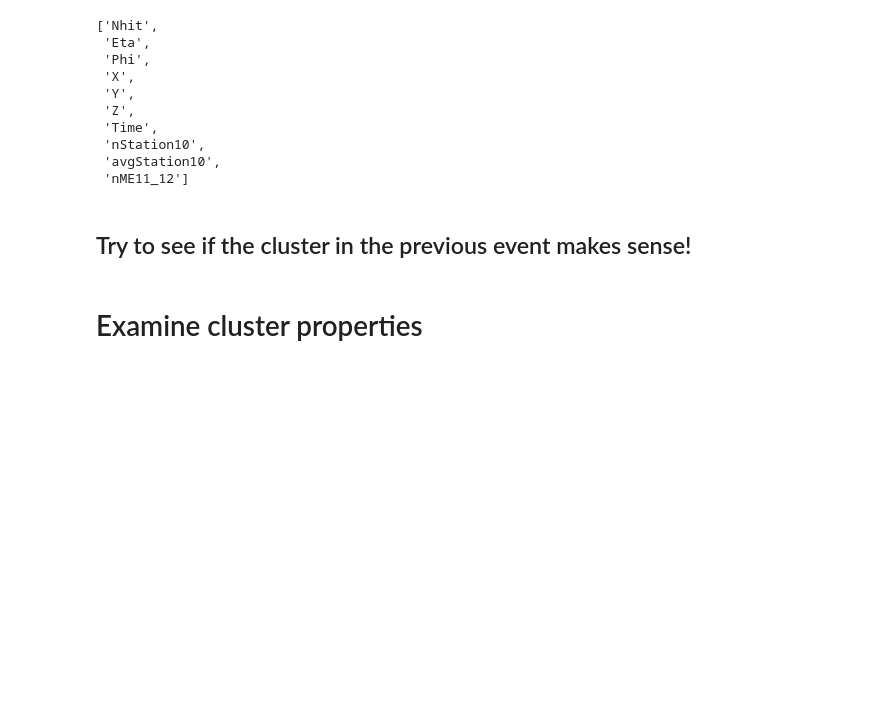
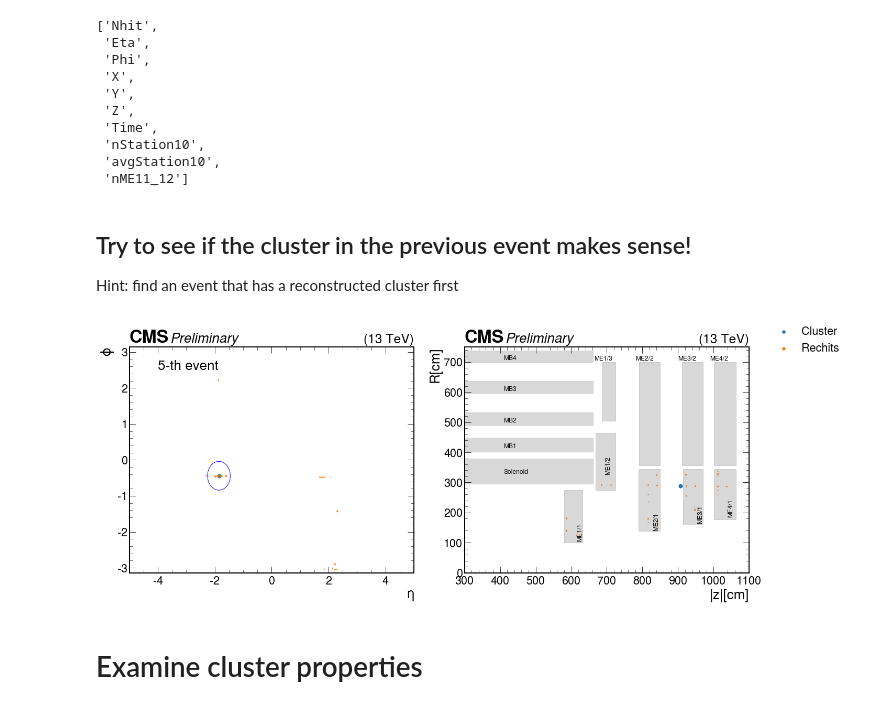
Before and after one commit to Christinaw97/MDS_CMSDAS, a Jupyter notebook: scripts/MDS_reconstruction.ipynb, the cells around one changed output. Drawn from its saved outputs; the diff is of its cells as text; code cells hidden in the pictures; blank space fills up the shorter version.

```diff
--- a/scripts/MDS_reconstruction.ipynb
+++ b/scripts/MDS_reconstruction.ipynb
@@ -292,8 +292,11 @@ cls.fields
  'nME11_12']
 # %% [markdown]
 ## Try to see if the cluster in the previous event makes sense!
+Hint: find an event that has a reconstructed cluster first
 # %%
-displayRZ(2,rechits,cls)
+displayRZ(5,rechits,cls)
+# %% [output]
+[figure, added]
 # %% [markdown]
 # Examine cluster properties
 # %%
```
Also changed, not shown: parts of 18 cells of this notebook.
